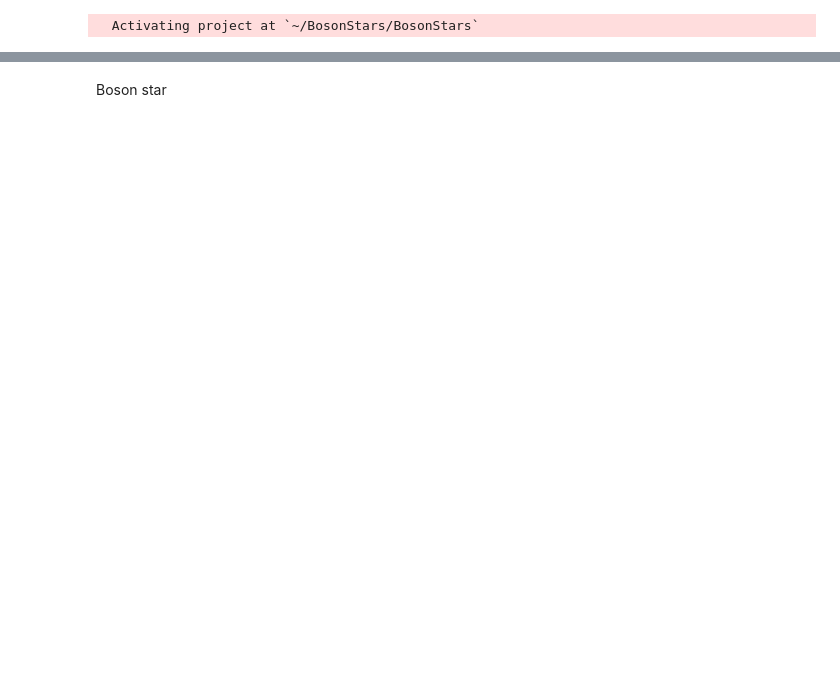
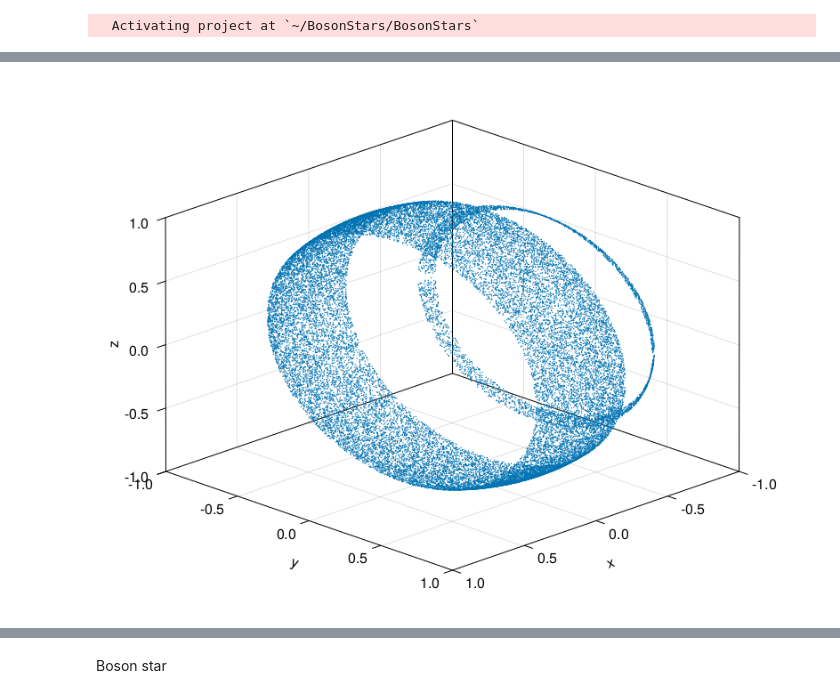
Before and after one commit to joaquinpelle/BosonStars, a Jupyter notebook: corona.ipynb, the cells around one changed output, grey strips where cells are left out. Cells and saved outputs as stored; diff of their text form; code cells hidden in the pictures; blank space fills up the shorter version.

```diff
--- a/corona.ipynb
+++ b/corona.ipynb
@@ -18,0 +274,33 @@ includet("juliacolors.jl")
+# %%
+CairoMakie.activate!()
+
+g = metric(initial_data[1:4,1],spacetime)
+
+kr = initial_data[2+4,:]
+kθ = initial_data[3+4,:]
+kφ = initial_data[4+4,:]
+
+filter = true
+if filter
+    kr = initial_data[2+4,at_source]
+    kθ = initial_data[3+4,at_source]
+    kφ = initial_data[4+4,at_source]
+end
+
+∂r = [0.0, 1.0, 0.0, 0.0]
+∂θ = [0.0, 0.0, 1.0, 0.0]
+∂φ = [0.0, 0.0, 0.0, 1.0]
+
+nr = sqrt(Skylight.norm_squared(∂r, g))
+nθ = sqrt(Skylight.norm_squared(∂θ, g))
+nφ = sqrt(Skylight.norm_squared(∂φ, g))
+
+fig = Figure()
+ax = Axis3(fig[1, 1], azimuth = 45*(π/180), elevation = 20*(π/180))
+scatter!(ax, kr.*nr, kθ.*nθ, kφ.*nφ, markersize=2.0)
+xlims!(ax, -1.0, 1.0)
+ylims!(ax, -1.0, 1.0)
+zlims!(ax, -1.0, 1.0)
+fig
+# %% [output]
+[figure, added]
```
Also changed, not shown: parts of 17 cells of this notebook, 9 other files.
